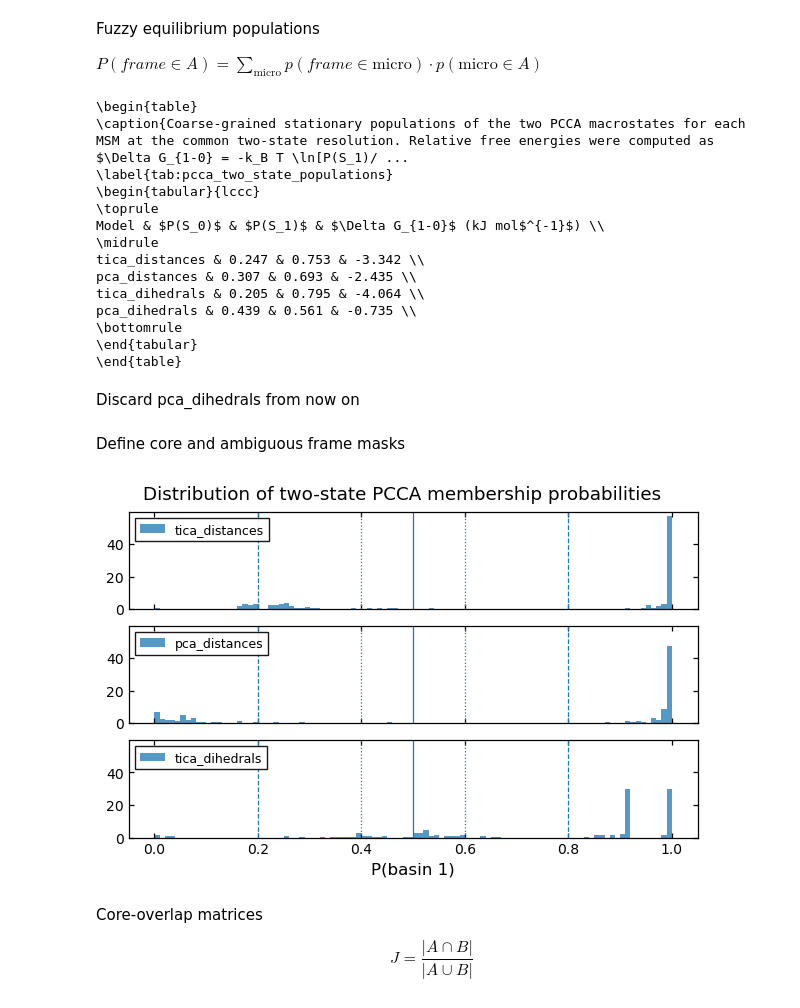
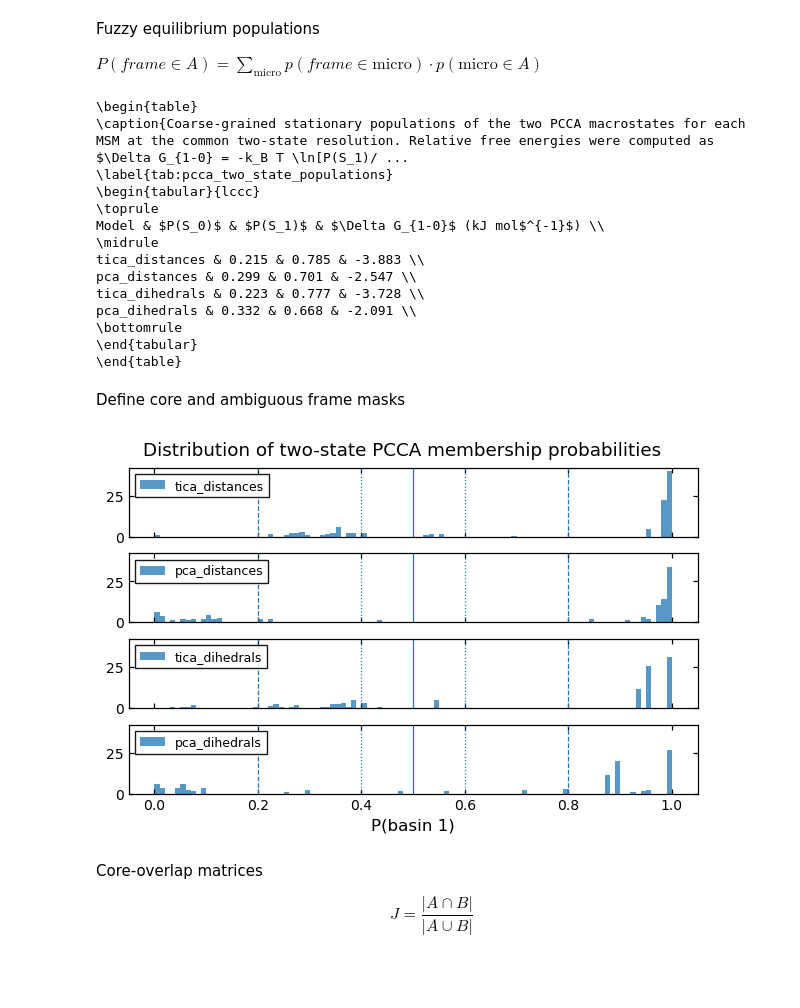
Before and after one commit to miriamzara/MSM, a Jupyter notebook: root/notebooks/step_4_analysis.ipynb, the cells around one changed output. Saved outputs shown, nothing was run; the diff lists cells and outputs as text; code cells hidden in the pictures; blank space fills up the shorter version.

Commit message:
much better agreement with fewer clusters and larger lagtime

```diff
--- a/root/notebooks/step_4_analysis.ipynb
+++ b/root/notebooks/step_4_analysis.ipynb
@@ -90,7 +90,7 @@ tce = TransitionCountEstimator(lagtime=MSM_LAG_FRAMES, count_mode="sliding-effec
 msm_dict = {}
 micro_trajectory_dict = {} # traj -> micro traj
 dtrajs_dict = {} # traj -> micro traj
-cluster_centers_dict = {} # cluster centers
+#cluster_centers_dict = {} # cluster centers
 
 
 for i, name in enumerate(trajectories_labels):
@@ -98,9 +98,9 @@ for i, name in enumerate(trajectories_labels):
     dtraj = data["traj"].copy()
     centers = data["centers"].copy()
     C = tce.fit(dtraj).fetch_model()
-    submodel = C.submodel_largest(connectivity_threshold=1., directed=True)
-
-    cluster_centers_dict[name] = submodel.transform_discrete_trajectories_to_submodel(np.arange(N_CLUSTERS))
+    submodel = C.submodel_largest(directed=True)
+    print(f"Submodel for {name} has {submodel.n_states} microstates.")
+    #cluster_centers_dict[name] = submodel.transform_discrete_trajectories_to_submodel(np.arange(N_CLUSTERS))
     micro_trajectory_dict[name] = submodel.transform_discrete_trajectories_to_submodel(data["traj"])
     np.save(f"../intermediate_outputs/microstate_trajs/{N_CLUSTERS}clusters_{MSM_LAG_NS}lag_{name}_submodel.npy", micro_trajectory_dict[name])
 
@@ -213,8 +219,8 @@ this indicates a rather "flat" free energy landscape, with low barriers between
 # Report-quality timescale spectrum plot: all MSMs in one panel
 
 n_timescales = 8
-msm_lag_ns = msm_lag * time_step_nanos
-print(f"Markov chain lag: {msm_lag_ns:.2f} ns ({msm_lag} frames)")
+msm_lag_ns = MSM_LAG_FRAMES * time_step_nanos
+print(f"Markov chain lag: {msm_lag_ns:.2f} ns ({MSM_LAG_FRAMES} frames)")
 
 # ---------------------------------------------------------------------------
 # Figure
@@ -714,12 +720,10 @@ print(latex_table)
 \toprule
 Model & $P(S_0)$ & $P(S_1)$ & $\Delta G_{1-0}$ (kJ mol$^{-1}$) \\
 \midrule
-tica_distances & 0.247 & 0.753 & -3.342 \\
-pca_distances & 0.307 & 0.693 & -2.435 \\
-tica_dihedrals & 0.205 & 0.795 & -4.064 \\
-pca_dihedrals & 0.439 & 0.561 & -0.735 \\
+tica_distances & 0.215 & 0.785 & -3.883 \\
+pca_distances & 0.299 & 0.701 & -2.547 \\
+tica_dihedrals & 0.223 & 0.777 & -3.728 \\
+pca_dihedrals & 0.332 & 0.668 & -2.091 \\
 \bottomrule
 \end{tabular}
 \end{table}
-# %% [markdown]
-Discard pca_dihedrals from now on
@@ -729,47 +731,46 @@ agreeing_traj_names = ["tica_distances", "pca_distances", "tica_dihedrals"]
 Define core and ambiguous frame masks
 # %%
 fig, axs = plt.subplots(
-    nrows=len(agreeing_traj_names),
+    nrows=len(trajectories_labels),
     ncols=1,
     figsize=(6, 4),
     sharex=True,
     sharey=True,
     constrained_layout=True
 )
 
-if len(agreeing_traj_names) == 1:
+if len(trajectories_labels) == 1:
     axs = [axs]
 
 bins = np.linspace(0, 1, 101)
 
-for ax, name in zip(axs, agreeing_traj_names):
-    if name != "pca_dihedrals":
-        p = pcca_probabilities_timeseries_dict[name]
+for ax, name in zip(axs, trajectories_labels):
+    p = pcca_probabilities_timeseries_dict[name]
 
-        ax.hist(
-            p,
-            bins=bins,
-            density=True,
-            alpha=0.75,
-            label = name
-        )
+    ax.hist(
+        p,
+        bins=bins,
+        density=True,
+        alpha=0.75,
+        label = name
+    )
 
-        ax.axvline(0.2, linestyle="--", linewidth=0.9)
-        ax.axvline(0.4, linestyle=":", linewidth=0.9)
-        ax.axvline(0.5, linestyle="-", linewidth=0.9)
-        ax.axvline(0.6, linestyle=":", linewidth=0.9)
-        ax.axvline(0.8, linestyle="--", linewidth=0.9)
-        ax.legend(title="", frameon=True, fancybox=False, edgecolor="black", framealpha=0.9, loc="upper left")
-        ax.set_ylabel("")
+    ax.axvline(0.2, linestyle="--", linewidth=0.9)
+    ax.axvline(0.4, linestyle=":", linewidth=0.9)
+    ax.axvline(0.5, linestyle="-", linewidth=0.9)
+    ax.axvline(0.6, linestyle=":", linewidth=0.9)
+    ax.axvline(0.8, linestyle="--", linewidth=0.9)
+    ax.legend(title="", frameon=True, fancybox=False, edgecolor="black", framealpha=0.9, loc="upper left")
+    ax.set_ylabel("")
 
 axs[-1].set_xlabel("P(basin 1)")
 fig.suptitle("Distribution of two-state PCCA membership probabilities")
 
 plt.savefig("../output_figures/pcca_membership_probability_distributions.png", dpi=300, bbox_inches="tight")
 plt.savefig("../output_figures/pcca_membership_probability_distributions.pdf", bbox_inches="tight")
 plt.show()
 # %% [output]
-[figure, old version]
+[figure, new version]
 # %%
 region_masks_dict = {}
 
```
Also changed, not shown: parts of 15 cells of this notebook, 10 other files.
